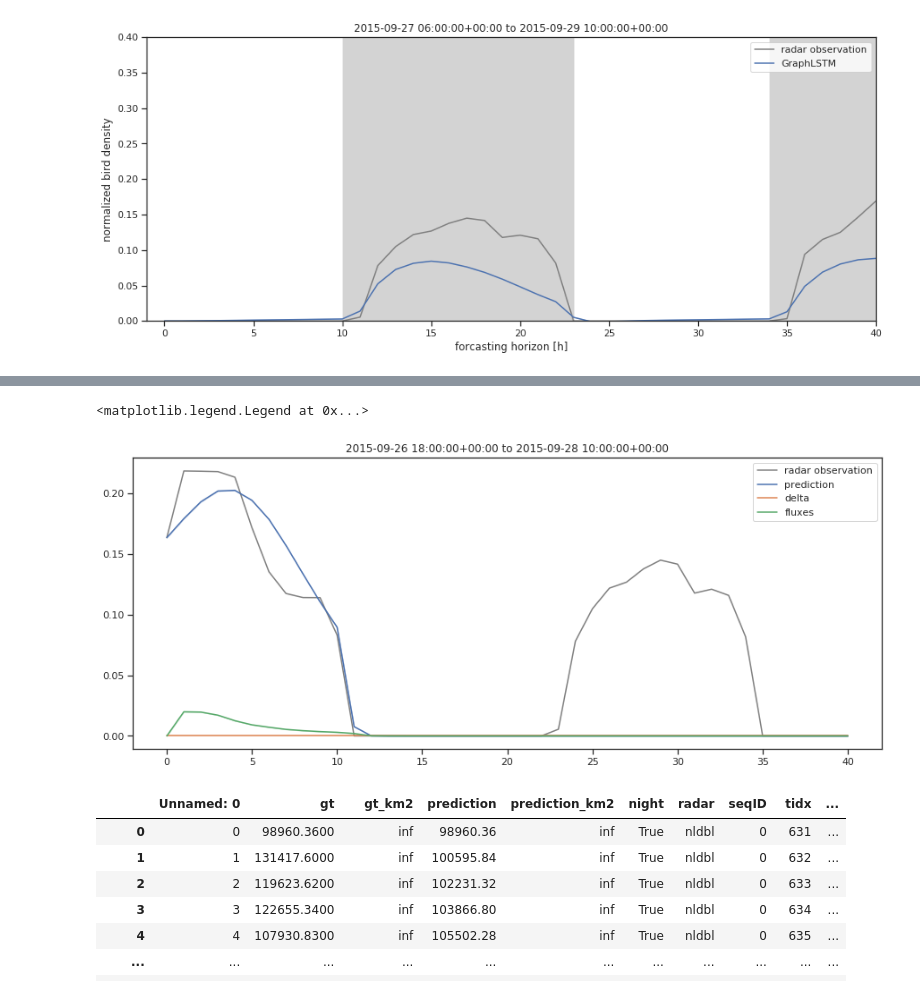
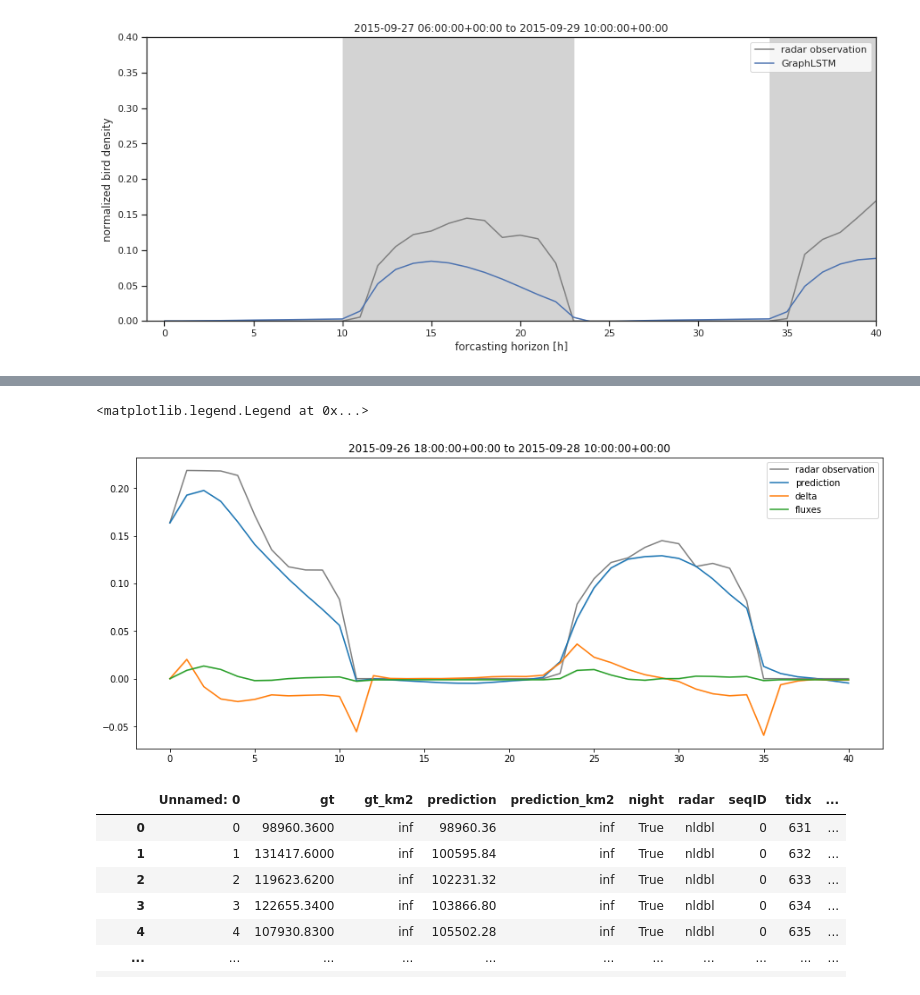
Before and after one commit to FionaLippert/birdMigration, a Jupyter notebook: notebooks/model_performance_radar.ipynb, the cells around one changed output, grey strips where cells are left out. Saved outputs shown, nothing was run; the diff lists cells and outputs as text; code cells hidden in the pictures.

```diff
--- a/notebooks/model_performance_radar.ipynb
+++ b/notebooks/model_performance_radar.ipynb
@@ -113,7 +113,7 @@ experiments = ['best_settings_not_transformed',
                'best_settings_evaluate_daytime',
                'best_settings_evaluate_daytime',
                'best_settings_evaluate_daytime',
-               'best_settings_encoder', 'best_settings_more_inputs', 'test']
+               'best_settings_encoder', 'best_settings_more_inputs', 'best_settings_evaluate_daytime_fixed_boundary']
                #'test_G_max_dist', 'test_evaluate_daytime']
 results_transformed = dict()
 bird_scales_transformed = dict()
@@ -192,6 +192,26 @@ for i, m in enumerate(models):
     with open(fp) as f:
         cfg = load(f, Loader=Loader)
     bird_scales_sp[m] = cfg['datasource']['bird_scale']
+# %%
+models = ['BirdFluxGraphLSTM']
+experiments = ['best_settings_evaluate_daytime_fixed_boundary']
+
+results_sp = dict()
+bird_scales_sp = dict()
+for i, m in enumerate(models):
+
+    experiment = experiments[i]
+
+    # load predictions
+    model_dir = osp.join(base_dir, 'testing', m, experiment)
+    files = glob.glob(model_dir + "/**/results.csv", recursive = True)
+    results_sp[m] = pd.read_csv(files[0])
+
+    # load bird scales
+    fp = osp.join(base_dir, 'training', m, experiment, 'config.yaml')
+    with open(fp) as f:
+        cfg = load(f, Loader=Loader)
+    bird_scales_sp[m] = cfg['datasource']['bird_scale']
 # %% [markdown]
 ### Radar observations vs. predicted bird density for **raw data**
 # %%
@@ -305,17 +331,17 @@ seqID = 22
 radar = 'defld'
 fig, ax = plt.subplots(figsize=(15, 6))
 
-r = results_enc[m].query(f'seqID == {seqID} & radar == "{radar}"')
+r = results[m].query(f'seqID == {seqID} & radar == "{radar}"')
 
 r0 = r.query(f'trial == 0')
-ax.plot(range(len(r0)), r0['gt'] / bird_scales_enc[m], label='radar observation', color='gray')
+ax.plot(range(len(r0)), r0['gt'] / bird_scales[m], label='radar observation', color='gray')
 
 all_predictions = []
 all_deltas = []
 all_fluxes = []
 for trial in r.trial.unique():
     r_t = r.query(f'trial == {trial}')
-    all_predictions.append(r_t['prediction'] / bird_scales_enc[m])
+    all_predictions.append(r_t['prediction'] / bird_scales[m])
     all_deltas.append(r_t['local_deltas'])
     all_fluxes.append(r_t['fluxes'])
     #print(r_t['local_deltas'])
@@ -344,48 +370,47 @@ plt.legend()
 # %%
 m = 'BirdFluxGraphLSTM'
-m = 'BirdFlowGraphLSTM'
 seqID = 30
 radar = 'defld'
 fig, ax = plt.subplots(figsize=(15, 6))
 
-r = results_sp[m].query(f'seqID == {seqID} & radar == "{radar}"')
+r = results_transformed[m].query(f'seqID == {seqID} & radar == "{radar}"')
 
 r0 = r.query(f'trial == 0')
-ax.plot(range(len(r0)), r0['gt'] / bird_scales_sp[m], label='radar observation', color='gray')
+ax.plot(range(len(r0)), r0['gt'] / bird_scales_transformed[m], label='radar observation', color='gray')
 
 all_predictions = []
 all_deltas = []
 all_fluxes = []
 for trial in r.trial.unique():
     r_t = r.query(f'trial == {trial}')
-    all_predictions.append(r_t['prediction'] / bird_scales_sp[m])
-    #all_deltas.append(r_t['local_deltas'])
-    #all_fluxes.append(r_t['fluxes'])
-    all_deltas.append(r_t['delta'])
-    all_fluxes.append(r_t['influx'])
+    all_predictions.append(r_t['prediction'] / bird_scales_transformed[m])
+    all_deltas.append(r_t['local_deltas'])
+    all_fluxes.append(r_t['fluxes'])
+#     all_deltas.append(r_t['delta'])
+#     all_fluxes.append(r_t['influx'])
     #print(r_t['local_deltas'])
 all_predictions = np.stack(all_predictions, axis=0)
 all_deltas = np.stack(all_deltas, axis=0) #* 10
 all_fluxes = np.stack(all_fluxes, axis=0)
 
 line = ax.plot(range(all_predictions.shape[1]), all_predictions.mean(0), label='prediction')
 ax.fill_between(range(all_predictions.shape[1]), all_predictions.mean(0) - all_predictions.std(0),
                 all_predictions.mean(0) + all_predictions.std(0), color=line[0].get_color(), alpha=0.2)
 
 line = ax.plot(range(all_deltas.shape[1]), all_deltas.mean(0), label='delta')
 ax.fill_between(range(all_deltas.shape[1]), all_deltas.mean(0) - all_deltas.std(0),
                 all_deltas.mean(0) + all_deltas.std(0), color=line[0].get_color(), alpha=0.2)
 
 line = ax.plot(range(all_fluxes.shape[1]), all_fluxes.mean(0), label='fluxes')
 ax.fill_between(range(all_fluxes.shape[1]), all_fluxes.mean(0) - all_fluxes.std(0),
                 all_fluxes.mean(0) + all_fluxes.std(0), color=line[0].get_color(), alpha=0.2)
 
 #ax.set(ylim=(0, 0.4), xlim=(-1, 40), xlabel='forcasting horizon [h]', ylabel='normalized bird density')
 ax.set_title(f'{r0.datetime.values[0]} to {r0.datetime.values[-1]}')
 plt.legend()
 # %% [output]
 <matplotlib.legend.Legend at 0x...>
-[figure, old version]
+[figure, new version]
 # %%
 results_sp['BirdFluxGraphLSTM']
 # %% [output]
```
Also changed, not shown: parts of 8 cells of this notebook, 6 other files.
